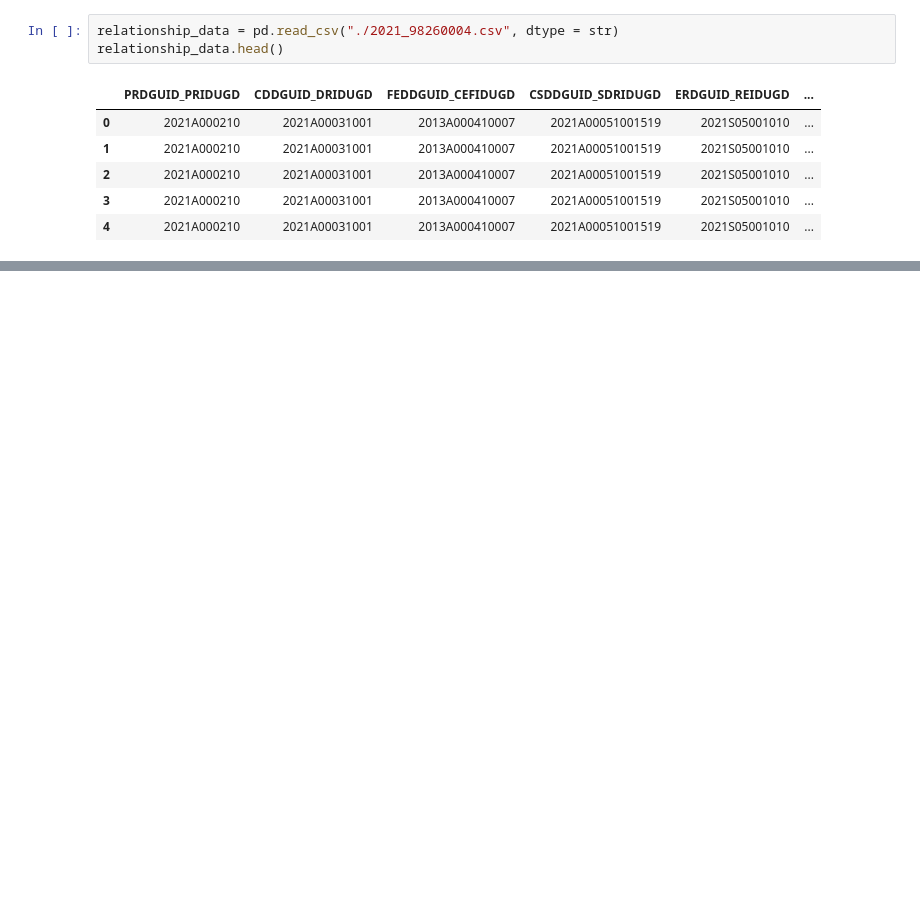
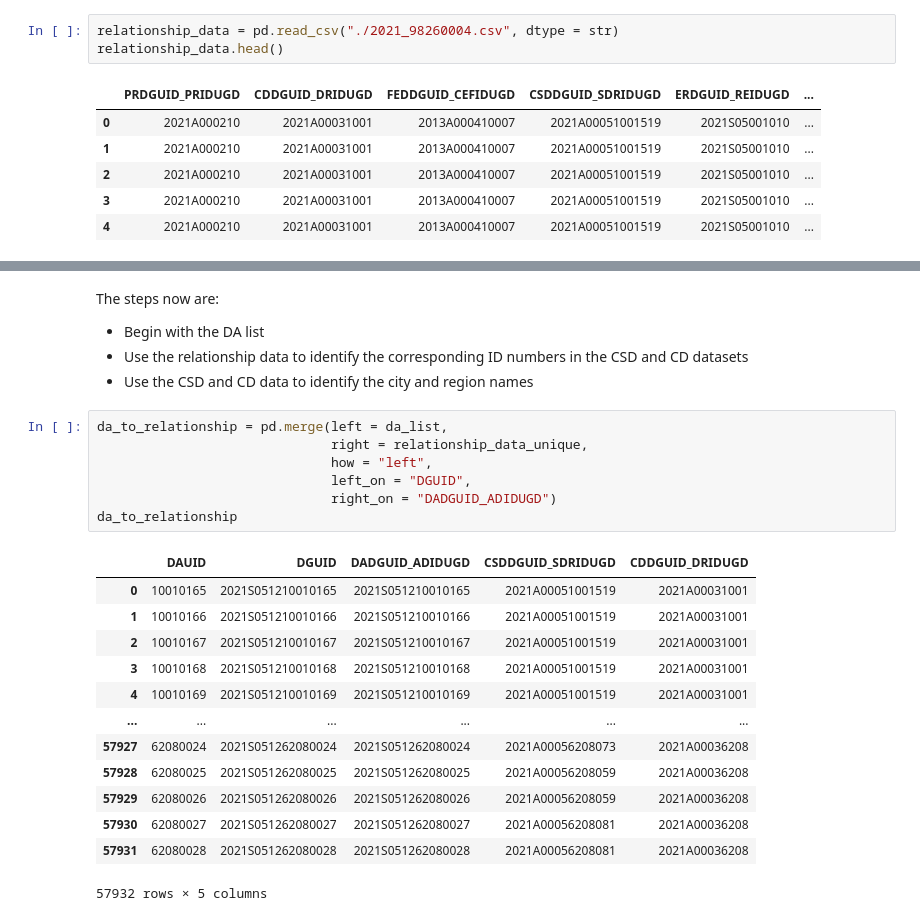
Before and after one commit to craig-sloss/row_community_database, a Jupyter notebook: generate_DA_lookup_file.ipynb, the cells around one changed output, grey strips where cells are left out. Drawn from its saved outputs; the diff is of its cells as text; blank space fills up the shorter version.

```diff
--- a/generate_DA_lookup_file.ipynb
+++ b/generate_DA_lookup_file.ipynb
@@ -37,0 +154,26 @@ LoadJob<project=row-community-database, location=northamerica-northeast2, id=b6c
+# %% [markdown]
+The steps now are:
+* Begin with the DA list
+* Use the relationship data to identify the corresponding ID numbers in the CSD and CD datasets
+* Use the CSD and CD data to identify the city and region names
+# %%
+da_to_relationship = pd.merge(left = da_list,
+                              right = relationship_data_unique,
+                              how = "left",
+                              left_on = "DGUID",
+                              right_on = "DADGUID_ADIDUGD")
+da_to_relationship
+# %% [output]
+|  | DAUID | DGUID | DADGUID_ADIDUGD | CSDDGUID_SDRIDUGD | CDDGUID_DRIDUGD |
+| 0 | 10010165 | 2021S051210010165 | 2021S051210010165 | 2021A00051001519 | 2021A00031001 |
+| 1 | 10010166 | 2021S051210010166 | 2021S051210010166 | 2021A00051001519 | 2021A00031001 |
+| 2 | 10010167 | 2021S051210010167 | 2021S051210010167 | 2021A00051001519 | 2021A00031001 |
+| 3 | 10010168 | 2021S051210010168 | 2021S051210010168 | 2021A00051001519 | 2021A00031001 |
+| 4 | 10010169 | 2021S051210010169 | 2021S051210010169 | 2021A00051001519 | 2021A00031001 |
+| ... | ... | ... | ... | ... | ... |
+| 57927 | 62080024 | 2021S051262080024 | 2021S051262080024 | 2021A00056208073 | 2021A00036208 |
+| 57928 | 62080025 | 2021S051262080025 | 2021S051262080025 | 2021A00056208059 | 2021A00036208 |
+| 57929 | 62080026 | 2021S051262080026 | 2021S051262080026 | 2021A00056208059 | 2021A00036208 |
+| 57930 | 62080027 | 2021S051262080027 | 2021S051262080027 | 2021A00056208081 | 2021A00036208 |
+| 57931 | 62080028 | 2021S051262080028 | 2021S051262080028 | 2021A00056208081 | 2021A00036208 |
+57932 rows × 5 columns
```
Also changed, not shown: parts of 22 cells of this notebook.
